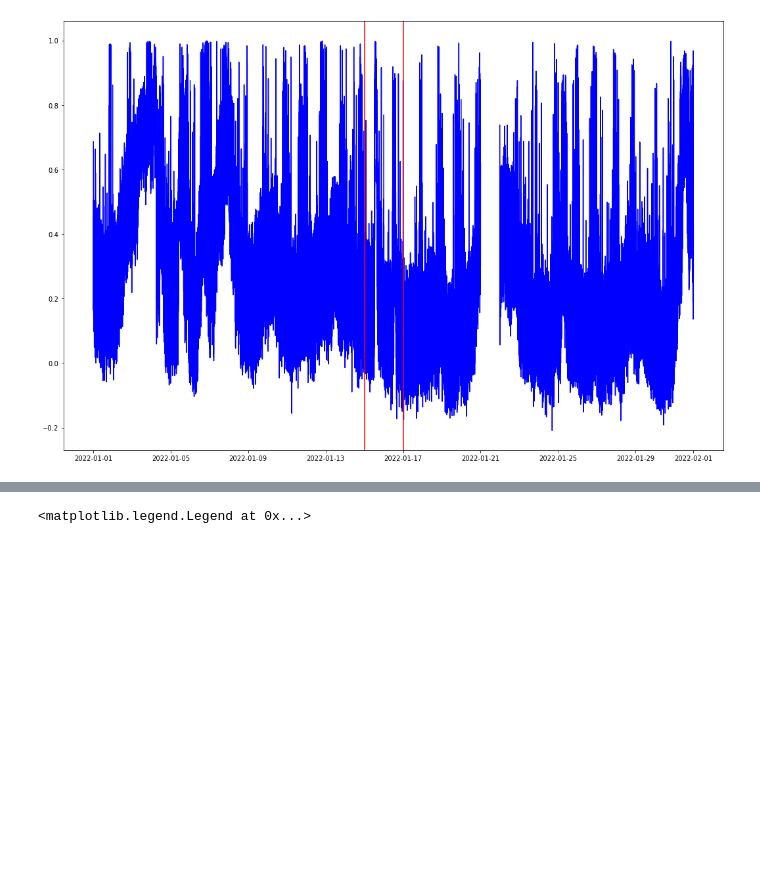
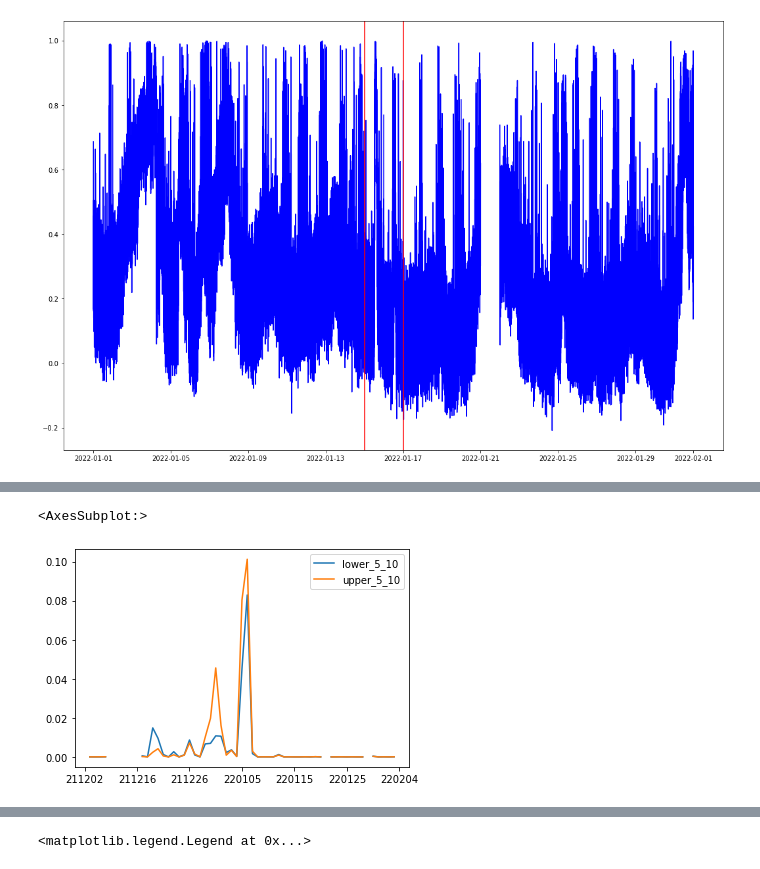
Before and after one commit to ZachHoppinen/infrasound-snow-attenuation, a Jupyter notebook: src/analysis/correlation_power.ipynb, the cells around one changed output, grey strips where cells are left out. Saved outputs shown, nothing was run; the diff lists cells and outputs as text; code cells hidden in the pictures; blank space fills up the shorter version.

```diff
--- a/src/analysis/correlation_power.ipynb
+++ b/src/analysis/correlation_power.ipynb
@@ -155,0 +242,5 @@ axes.axvline(x = pd.to_datetime('2022-01-17'), c = 'red')
+# %%
+res[['lower_5_10','upper_5_10']].plot()
+# %% [output]
+<AxesSubplot:>
+[figure, added]
```
Also changed, not shown: parts of 12 cells of this notebook, 3 other files.
